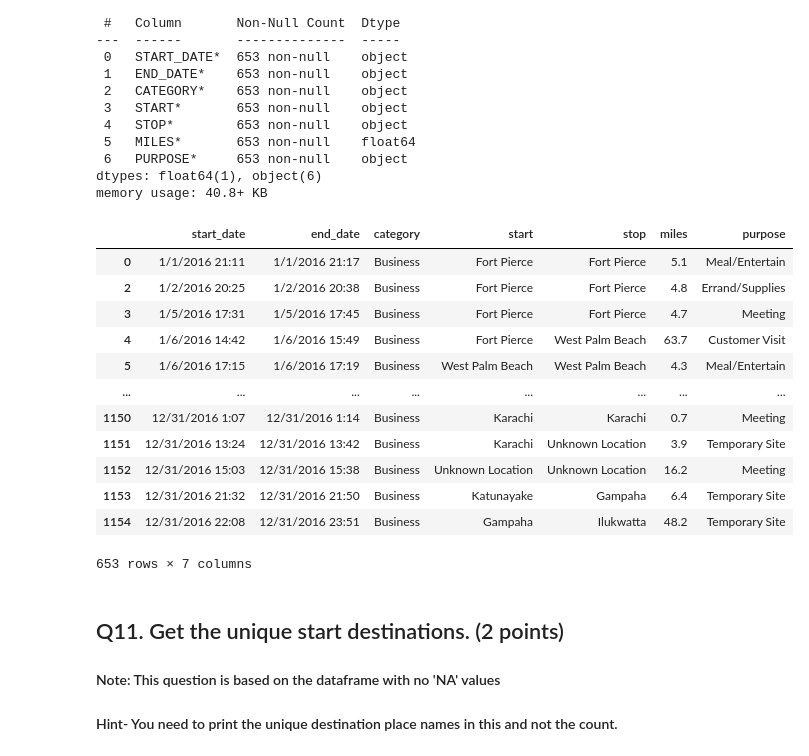
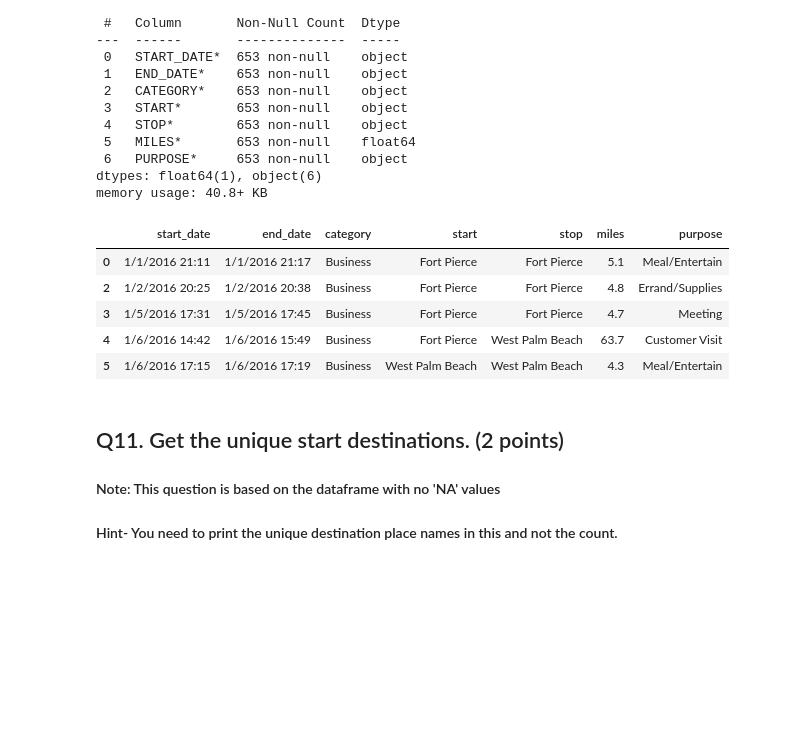
Before and after one commit to shubhanalytics/PGPDSBA-Projects, a Jupyter notebook: Proj.01 - Python for Data Analysis/Uber Drive.ipynb, the cells around one changed output. Drawn from its saved outputs; the diff is of its cells as text; code cells hidden in the pictures; blank space fills up the shorter version.

```diff
--- a/Proj.01 - Python for Data Analysis/Uber Drive.ipynb
+++ b/Proj.01 - Python for Data Analysis/Uber Drive.ipynb
@@ -175,10 +179,10 @@ uber_drives.describe()   # Summary of the original data including : Count,Mean,
 #### Note: Dataframe "df" will not contain any missing value
 # %%
 # first copied the original dataset(uber_drives) to 'new_dataset'
-new_dataset = pd.DataFrame(uber_drives).copy()
+uber_copy = uber_drives.copy()
 
 # droped the missing values and stored the data in a new dataframe 'df'
-df = new_dataset.dropna()
+df = uber_copy.dropna()
 
 #display 'df' which does not contain any missing values
 df.head()
@@ -221,21 +225,14 @@ df = df.rename(columns = {'START_DATE*':'start_date',\
                      'MILES*':'miles',\
                      'PURPOSE*':'purpose'})
 # %%
-df
+df.head()
 # %% [output]
 |  | start_date | end_date | category | start | stop | miles | purpose |
 | 0 | 1/1/2016 21:11 | 1/1/2016 21:17 | Business | Fort Pierce | Fort Pierce | 5.1 | Meal/Entertain |
 | 2 | 1/2/2016 20:25 | 1/2/2016 20:38 | Business | Fort Pierce | Fort Pierce | 4.8 | Errand/Supplies |
 | 3 | 1/5/2016 17:31 | 1/5/2016 17:45 | Business | Fort Pierce | Fort Pierce | 4.7 | Meeting |
 | 4 | 1/6/2016 14:42 | 1/6/2016 15:49 | Business | Fort Pierce | West Palm Beach | 63.7 | Customer Visit |
 | 5 | 1/6/2016 17:15 | 1/6/2016 17:19 | Business | West Palm Beach | West Palm Beach | 4.3 | Meal/Entertain |
-| ... | ... | ... | ... | ... | ... | ... | ... |
-| 1150 | 12/31/2016 1:07 | 12/31/2016 1:14 | Business | Karachi | Karachi | 0.7 | Meeting |
-| 1151 | 12/31/2016 13:24 | 12/31/2016 13:42 | Business | Karachi | Unknown Location | 3.9 | Temporary Site |
-| 1152 | 12/31/2016 15:03 | 12/31/2016 15:38 | Business | Unknown Location | Unknown Location | 16.2 | Meeting |
-| 1153 | 12/31/2016 21:32 | 12/31/2016 21:50 | Business | Katunayake | Gampaha | 6.4 | Temporary Site |
-| 1154 | 12/31/2016 22:08 | 12/31/2016 23:51 | Business | Gampaha | Ilukwatta | 48.2 | Temporary Site |
-653 rows × 7 columns
 # %% [markdown]
 ## Q11. Get the unique start destinations. (2 points)
 #### Note: This question is based on the dataframe with no 'NA' values
```
Also changed, not shown: parts of 5 cells of this notebook.
